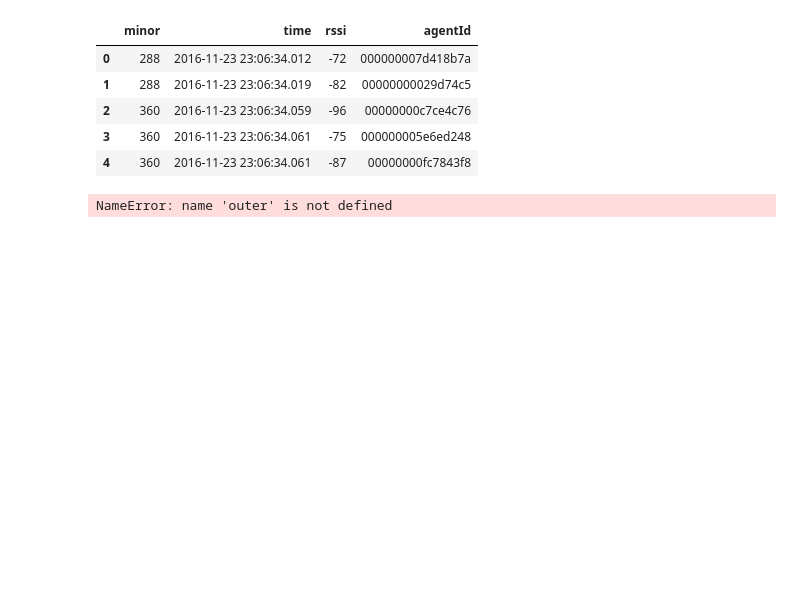
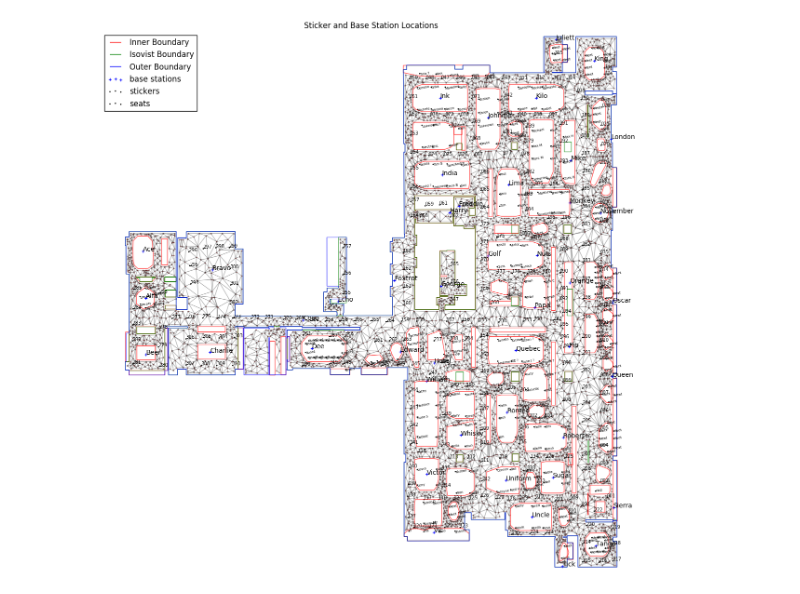
Before and after one commit to notionparallax/sensicorn, a Jupyter notebook: initialDataAnalysis/scan period visualisation.ipynb, the cells around one changed output. Cells and saved outputs as stored; diff of their text form; code cells hidden in the pictures; blank space fills up the shorter version.

```diff
--- a/initialDataAnalysis/scan period visualisation.ipynb
+++ b/initialDataAnalysis/scan period visualisation.ipynb
@@ -4,16 +4,26 @@ import networkx as nx
 import matplotlib.pyplot as plt
 from shapely.geometry.polygon import LinearRing
 from scipy.misc import imread
+import json
+
+import helpers
+
+%matplotlib inline
+plt.rcParams['figure.figsize'] = (15, 15)
 # %%
-c_data = pd.read_pickle("candidate_data.p")
-c_data.head()
+# c_data = pd.read_pickle("candidate_data.p")
+# c_data.head()
-# %% [output]
-|  | minor | time | rssi | agentId |
-| 0 | 288 | 2016-11-23 23:06:34.012 | -72 | 000000007d418b7a |
-| 1 | 288 | 2016-11-23 23:06:34.019 | -82 | 00000000029d74c5 |
-| 2 | 360 | 2016-11-23 23:06:34.059 | -96 | 00000000c7ce4c76 |
-| 3 | 360 | 2016-11-23 23:06:34.061 | -75 | 000000005e6ed248 |
-| 4 | 360 | 2016-11-23 23:06:34.061 | -87 | 00000000fc7843f8 |
+# %%
+with open("infrastructure_store.json", "r") as json_data:
+    d = json.load(json_data)
+
+    stickerLocations = pd.DataFrame.from_dict(d["stickerLocations"])
+    baseStationData  = pd.DataFrame.from_dict(d['baseStationData'])
+    seats            =  pd.DataFrame.from_dict(d['seats'])
+    outer   = d['outer']
+    inner   = d['inner']
+    isovist = d['isovist']
+OG = nx.read_gpickle("graph.p")
 # %%
 def draw_infrastructure(title="Sticker and Base Station Locations", draw_graph=False, draw_img=False,
                         draw_boundaries=False, draw_axes=False, draw_stickers=False, draw_basestations=False, draw_seat_names=False,
@@ -59,6 +69,7 @@ def draw_infrastructure(title="Sticker and Base Station Locations", draw_graph=F
         legend_items.extend([legend_inner, legend_isovist, legend_outer])
 
     if draw_graph:
+        pos = {n[0]: (n[1]["x"], n[1]["y"]) for n in OG.nodes(data=True)}
         nx.draw(OG, alpha=0.3, s=1, pos=pos, node_shape=".", node_size=10)  # don't draw the graph
 
     if draw_basestations:
@@ -97,6 +108,10 @@ def draw_infrastructure(title="Sticker and Base Station Locations", draw_graph=F
 
     plt.show()
 # %%
-draw_infrastructure(draw_boundaries=True, draw_stickers=True, draw_basestations=True, draw_seat_names=True)
+draw_infrastructure(draw_boundaries=True,
+                    draw_stickers=True,
+                    draw_basestations=True,
+                    draw_seat_names=True,
+                    draw_graph=True)
 # %% [output]
-NameError: name 'outer' is not defined
+[figure, added]
```
Also changed, not shown: 5 other files.
